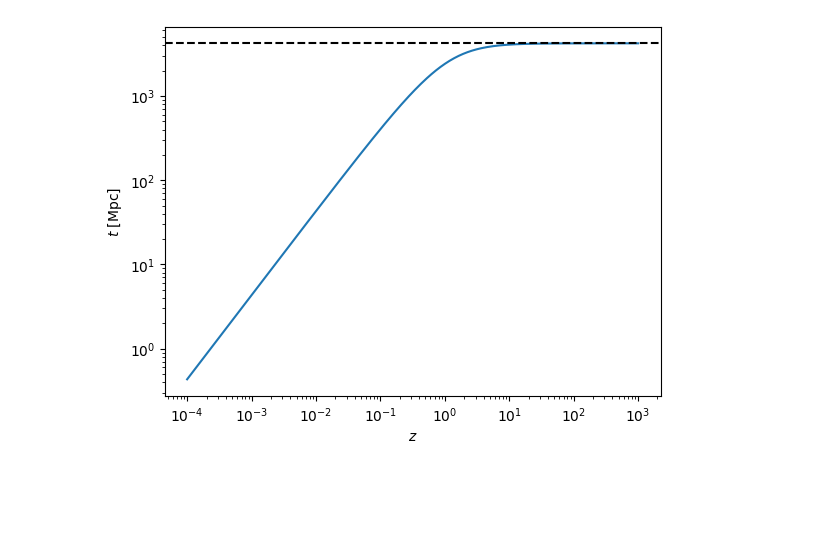
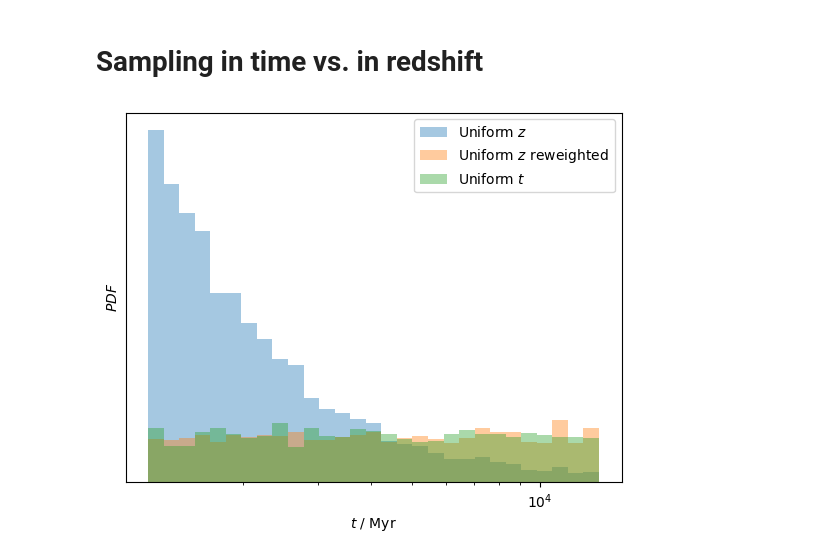
Before and after one commit to nj-vs-vh/gssi-he-7-uhecr, a Jupyter notebook: Cosmological time and distance.ipynb, the cells around one changed output. Saved outputs shown, nothing was run; the diff lists cells and outputs as text; code cells hidden in the pictures; blank space fills up the shorter version.

```diff
--- a/Cosmological time and distance.ipynb
+++ b/Cosmological time and distance.ipynb
@@ -45,9 +80,31 @@ def D_T(z: float) -> u.Quantity[u.Mpc]:
-# %%
-fig, ax = plt.subplots()
-
-ax.loglog(z_grid, u.Quantity([D_T(z) for z in z_grid]))
-ax.axhline(const.c * 13.787 * u.Gyr, color="k", linestyle="--")
-label_axes(ax, "z", "t")
-plt.show()
-# %% [output]
-[figure, removed]
+# %% [markdown]
+# Sampling in time vs. in redshift
+# %%
+z_max = 5
+t_min = cosmic_time(z_max)
+
+fig, ax = plt.subplots()
+
+sample_size = 3_000
+z_sample = np.random.uniform(low=0, high=z_max, size=sample_size)
+t_sample = u.Quantity([cosmic_time(z) for z in z_sample])
+t_sample_weight = u.Quantity([abs_dt_dz_Myr(z) for z in z_sample]) * u.Myr
+
+bins = np.geomspace(t_min, t_Hubble, 30).to(u.Myr)
+
+ax.hist(t_sample, bins=bins, density=True, alpha=0.4, label="Uniform $z$")
+ax.hist(t_sample, bins=bins, weights=t_sample_weight, density=True, alpha=0.4, label="Uniform $z$ reweighted")
+
+t_sample_uni = np.random.uniform(low=t_min.to(u.Myr).value, high=t_Hubble.to(u.Myr).value, size=sample_size) * u.Myr
+ax.hist(t_sample_uni, bins=bins, density=True, alpha=0.4, label="Uniform $t$")
+
+ax.set_xscale("log")
+ax.set_yticks([])
+ax.legend()
+label_axes(ax, "t", "PDF")
+
+ax.plot()
+
+plt.show()
+# %% [output]
+[figure, added]
```
Also changed, not shown: parts of 13 cells of this notebook, 2 other files.
